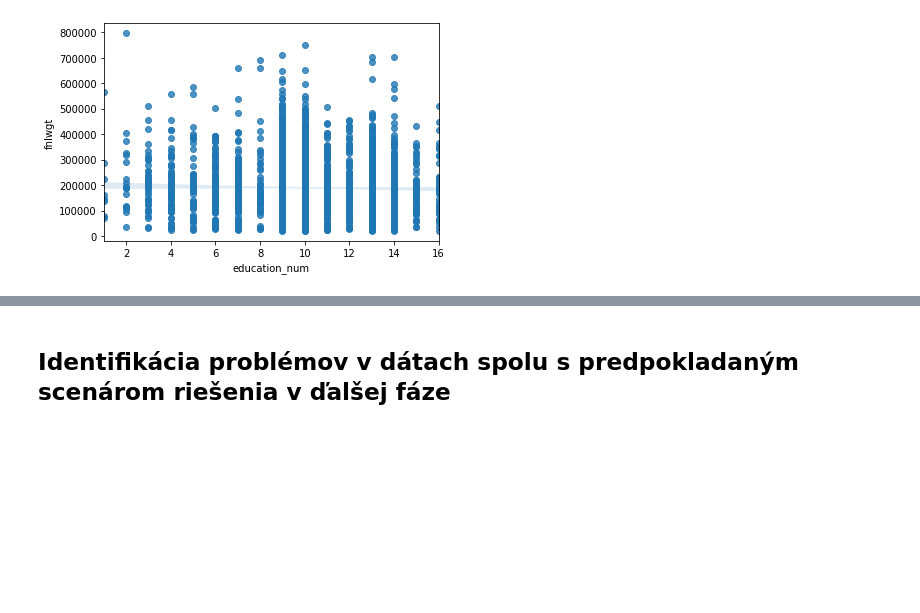
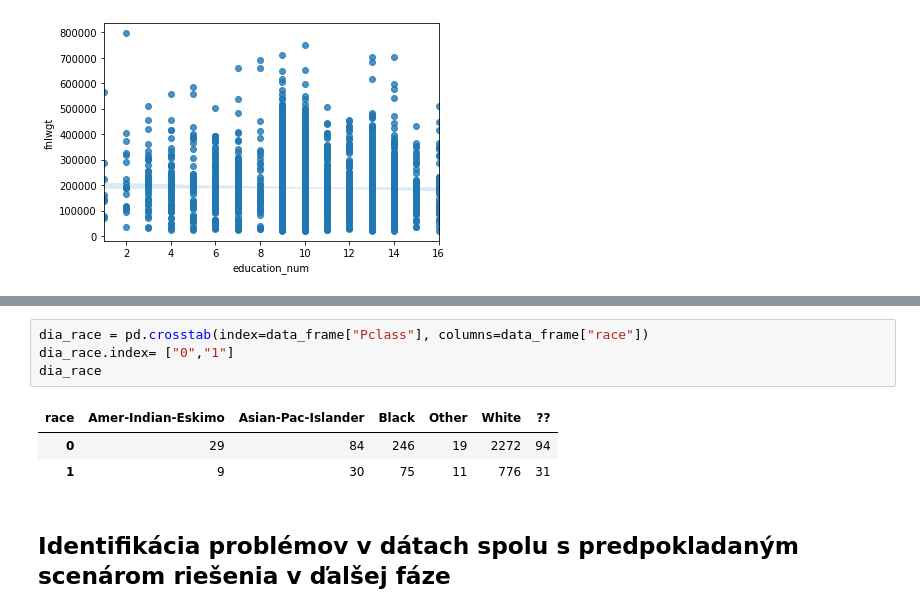
Before and after one commit to martinkukucka/IAU_Projekt, a Jupyter notebook: Projekt/projekt2.ipynb, the cells around one changed output, grey strips where cells are left out. Drawn from its saved outputs; the diff is of its cells as text; blank space fills up the shorter version.

```diff
--- a/Projekt/projekt2.ipynb
+++ b/Projekt/projekt2.ipynb
@@ -246,3 +297,11 @@ sns.heatmap(df_other_train_analysis.corr(), ax=ax, annot=True, fmt=".3f")
+# %%
+dia_race = pd.crosstab(index=data_frame["Pclass"], columns=data_frame["race"])
+dia_race.index= ["0","1"]
+dia_race
+# %% [output]
+| race | Amer-Indian-Eskimo | Asian-Pac-Islander | Black | Other | White | ?? |
+| 0 | 29 | 84 | 246 | 19 | 2272 | 94 |
+| 1 | 9 | 30 | 75 | 11 | 776 | 31 |
 # %% [markdown]
 ## Identifikácia problémov v dátach spolu s predpokladaným scenárom riešenia v ďalšej fáze
 # %%
```
Also changed, not shown: parts of 12 cells of this notebook, 2 other files.
